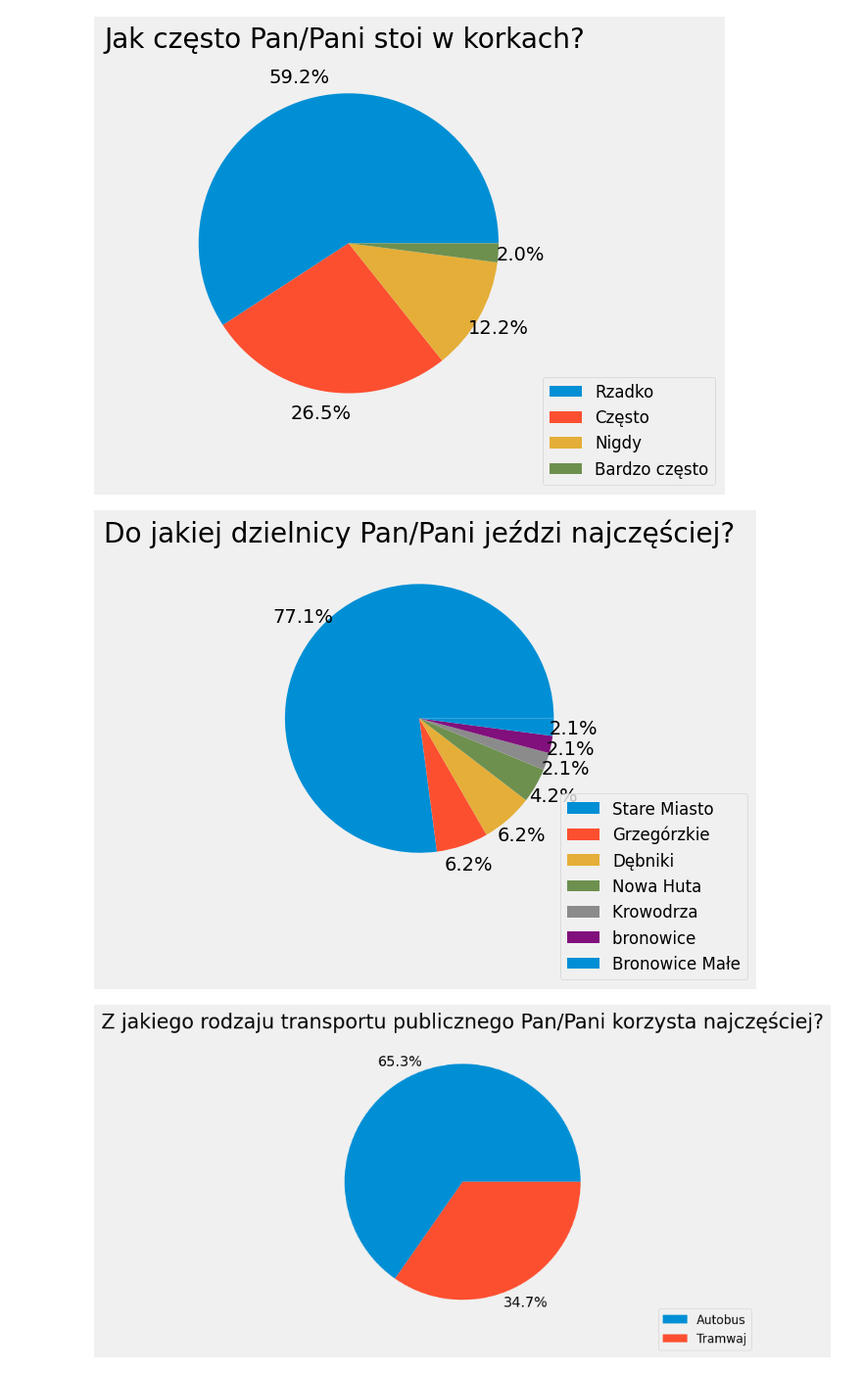
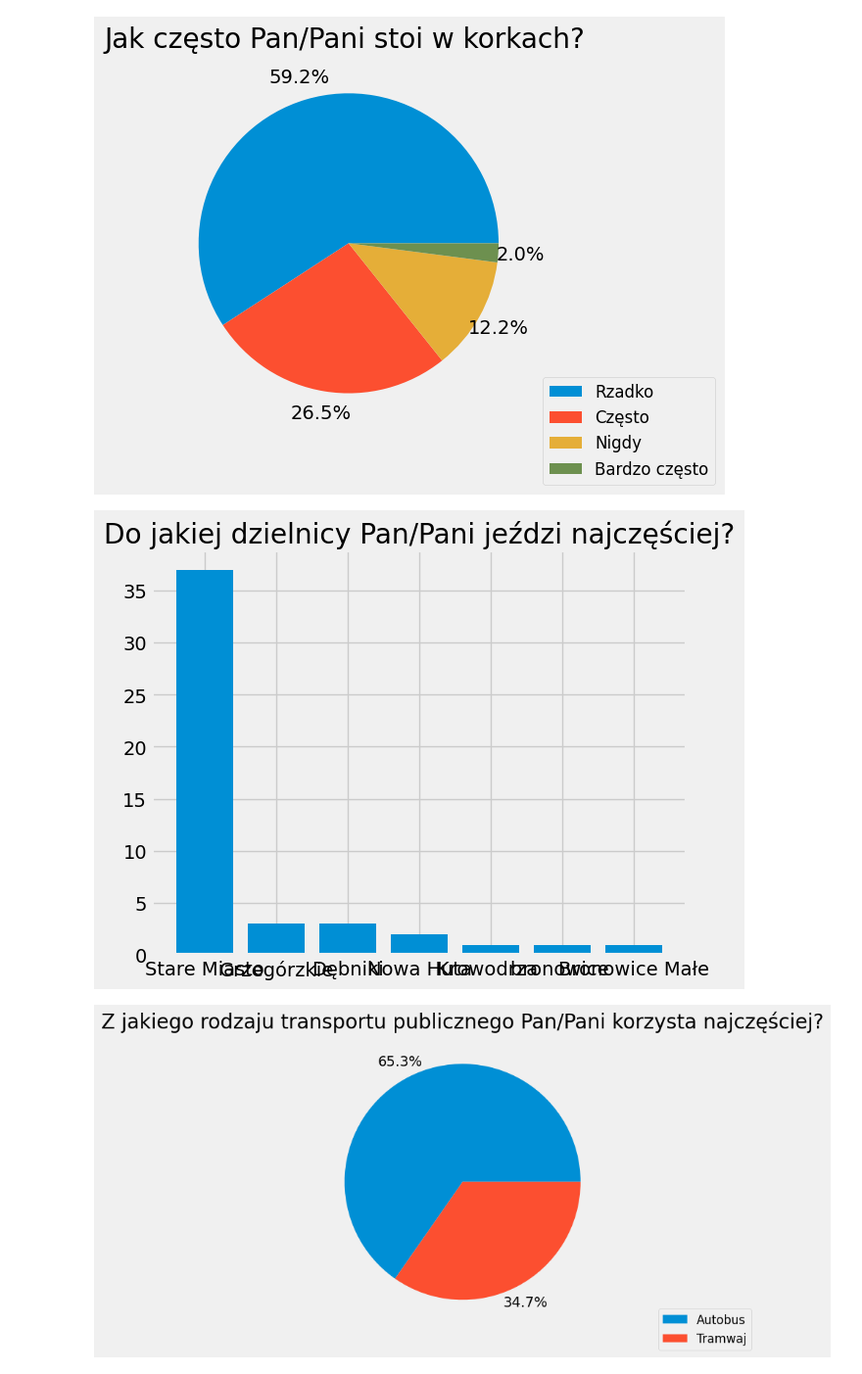
Before and after one commit to Mak7-kurochka/Satisfaction-with-public-transport, a Jupyter notebook: Part_for_Nastia.ipynb, the cells around one changed output. Shown at 98% size. Drawn from its saved outputs; the diff is of its cells as text; code cells hidden in the pictures.

```diff
--- a/Part_for_Nastia.ipynb
+++ b/Part_for_Nastia.ipynb
@@ -1,6 +0,0 @@
-# %%
-import pandas as pd
-from matplotlib import pyplot as plt
-from collections import Counter
-import functs_for_psychology as ffp
-plt.style.use('fivethirtyeight')
@@ -12,9 +5,9 @@ ffp.create_pie('Jak często Pan/Pani stoi w korkach? ')
 # %% [output]
 [figure]
 # %%
-ffp.create_pie( 'Do jakiej dzielnicy Pan/Pani jeździ najczęściej?')
+ffp.create_bar( 'Do jakiej dzielnicy Pan/Pani jeździ najczęściej?')
 # %% [output]
-[figure, old version]
+[figure, new version]
 # %%
 ffp.create_pie('Z jakiego rodzaju transportu publicznego Pan/Pani korzysta najczęściej?')
 # %% [output]
```
Also changed, not shown: parts of 2 cells of this notebook, 4 other files.
